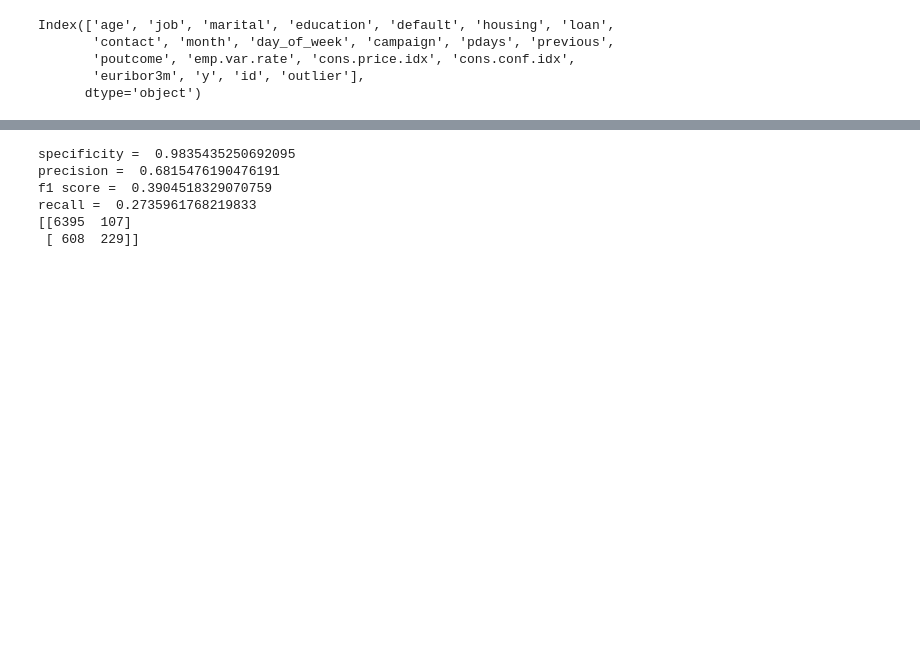
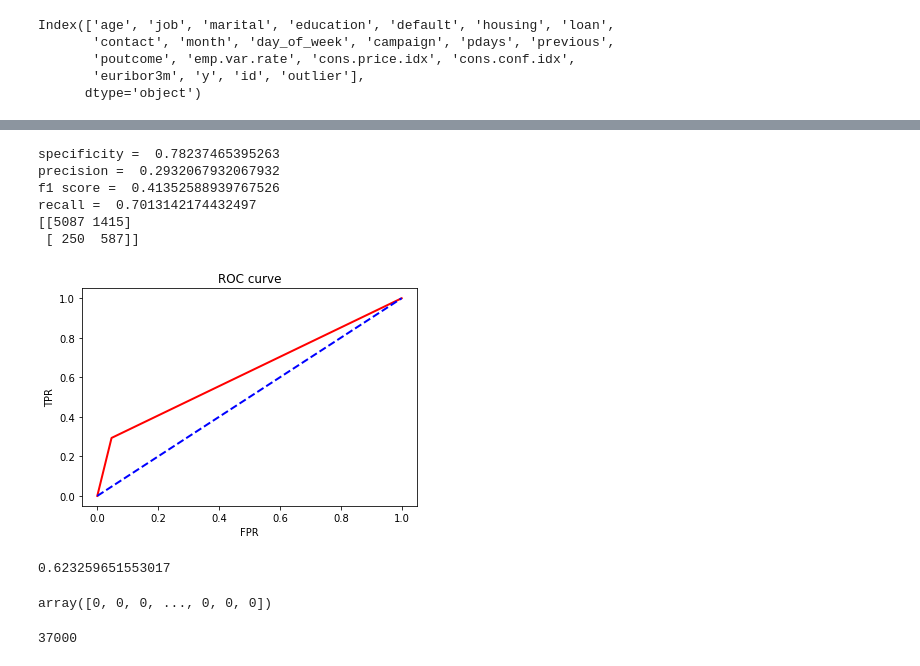
Before and after one commit to TCDRVK/DatasetPruning, a Jupyter notebook: com/tcd/vignesh_notebooks/MachineLearningModellingTemplateWithOutlierDetection.ipynb, the cells around one changed output, grey strips where cells are left out. Saved outputs shown, nothing was run; the diff lists cells and outputs as text; code cells hidden in the pictures; blank space fills up the shorter version.

Commit message:
add svm, rf, logistic template

```diff
--- a/com/tcd/vignesh_notebooks/MachineLearningModellingTemplateWithOutlierDetection.ipynb
+++ b/com/tcd/vignesh_notebooks/MachineLearningModellingTemplateWithOutlierDetection.ipynb
@@ -297,16 +298,16 @@ def change_data_type_to_int64(df):
     cols = ['job_admin',
        'job_blue-collar', 'job_entrepreneur', 'job_housemaid',
        'job_management', 'job_retired', 'job_self-employed', 'job_services',
-       'job_student', 'job_technician', 'job_unemployed', 'marital_divorced',
+       'job_technician', 'job_unemployed',
        'marital_married', 'marital_single', 'education_basic.4y',
        'education_basic.6y', 'education_basic.9y', 'education_high.school',
-       'education_illiterate', 'education_professional.course',
-       'education_university.degree', 'loan_no', 'loan_yes', 'housing_no',
-       'housing_yes', 'poutcome_failure', 'poutcome_nonexistent',
+       'education_professional.course',
+       'education_university.degree', 'loan_yes',
+       'housing_yes', 'poutcome_failure',
        'poutcome_success', 'contact_cellular', 'contact_telephone',
-       'month_apr', 'month_aug', 'month_dec', 'month_jul', 'month_jun',
+       'month_apr', 'month_aug', 'month_jul', 'month_jun',
        'month_mar', 'month_may', 'month_nov', 'month_oct', 'month_sep',
-       'day_of_week_fri', 'day_of_week_mon', 'day_of_week_thu',
+       'day_of_week_mon', 'day_of_week_thu',
        'day_of_week_tue', 'day_of_week_wed']
     for c in cols:
         df1[c] = df1[c].astype('int64')
@@ -330,7 +331,7 @@ def change_dummy_variables(df):
 
 def kthdummy(df):
     df1 = df.copy()
-    df1.drop(['job_student','marital_divorced','education_illiterate','loan_no','housing_no','poutcome_nonexistent','month_dec','day_of_week_fri'],axis=1)
+    df1 = df1.drop(['job_student','marital_divorced','education_illiterate','loan_no','housing_no','poutcome_nonexistent','month_dec','day_of_week_fri'],axis=1)
     return df1
 # %%
 prunedData = outlier_train
@@ -400 +383,10 @@ predictedData2 = MLModel(pruned_train_X,pruned_train_Y,testData5,clf)
+# %%
+pruned_train_X = pruned_train_X.drop(['loan_yes'],axis=1)
+testData5 = testData5.drop(['loan_yes'],axis=1)
+# %%
+clf = clf = LogisticRegression(C=0.001, class_weight={1: 0.9, 0: 0.1}, dual=False,
+          fit_intercept=True, intercept_scaling=1, max_iter=100,
+          multi_class='warn', n_jobs=None, penalty='l2', random_state=0,
+          solver='liblinear', tol=0.0001, verbose=0, warm_start=False)
+predictedData2 = MLModel(pruned_train_X,pruned_train_Y,testData5,clf)
 # %%
@@ -402,12 +412,38 @@ KFoldValidation(pruned_train_X,pruned_train_Y,clf,6)
 # %%
 evaluateTestData(encode_binary(testData4['y']).astype('int64'),predictedData2)
 # %% [output]
-specificity =  0.9835435250692095
-precision =  0.6815476190476191
-f1 score =  0.3904518329070759
-recall =  0.2735961768219833
-[[6395  107]
- [ 608  229]]
+specificity =  0.78237465395263
+precision =  0.2932067932067932
+f1 score =  0.41352588939767526
+recall =  0.7013142174432497
+[[5087 1415]
+ [ 250  587]]
+# %%
+from sklearn.metrics import confusion_matrix, roc_curve, roc_auc_score, auc
+
+##Computing false and true positive rates
+fpr, tpr,_=roc_curve(predictedData2,encode_binary(testData4['y']).astype('int64'),drop_intermediate=False)
+
+import matplotlib.pyplot as plt
+plt.figure()
+##Adding the ROC
+plt.plot(fpr, tpr, color='red',
+ lw=2, label='ROC curve')
+##Random FPR and TPR
+plt.plot([0, 1], [0, 1], color='blue', lw=2, linestyle='--')
+##Title and label
+plt.xlabel('FPR')
+plt.ylabel('TPR')
+plt.title('ROC curve')
+plt.show()
+auc(fpr, tpr)
+# %% [output]
+[figure, added]
+0.623259651553017
+# %%
+predictedData2
+# %% [output]
+array([0, 0, 0, ..., 0, 0, 0])
 # %%
 from sklearn.model_selection import GridSearchCV
 import matplotlib.pyplot as plt
@@ -427,4 +467,8 @@ def TuneHyperParameters(dictionary,clf,cv,scoring,trainX,trainY,plt):
     return grid
+# %%
+len(pruned_train_X)
+# %% [output]
+37000
 # %%
 grid_ = TuneHyperParameters(logisticDict,clf,6,'recall',pruned_train_X,pruned_train_Y,plt)
 # %% [output]
```
Also changed, not shown: parts of 34 cells of this notebook, 3 other files.
